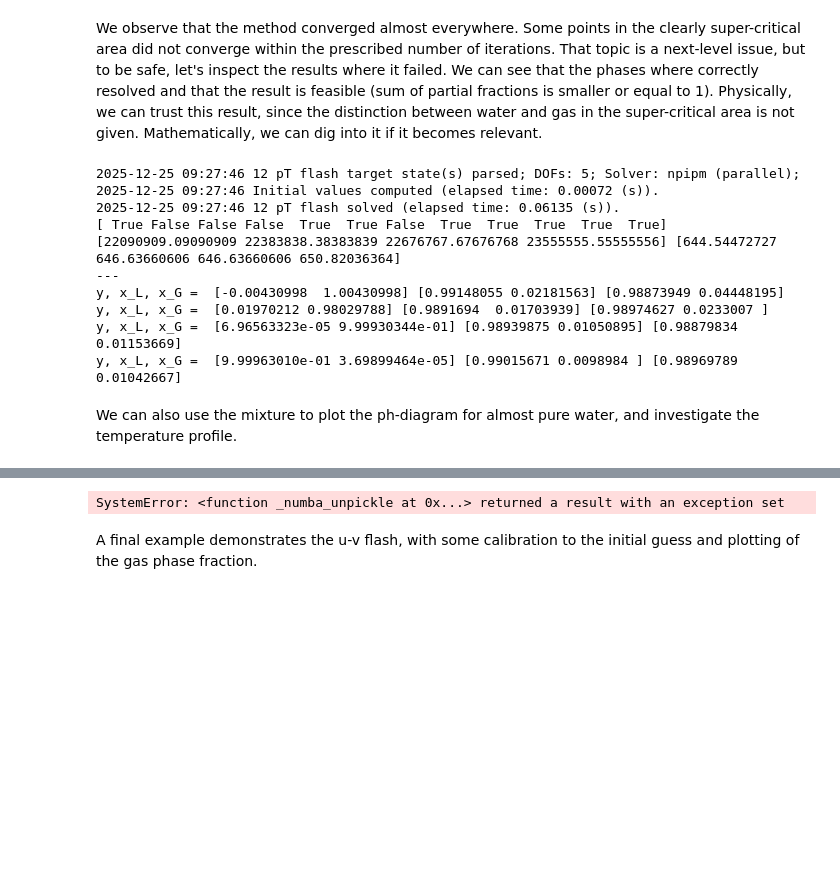
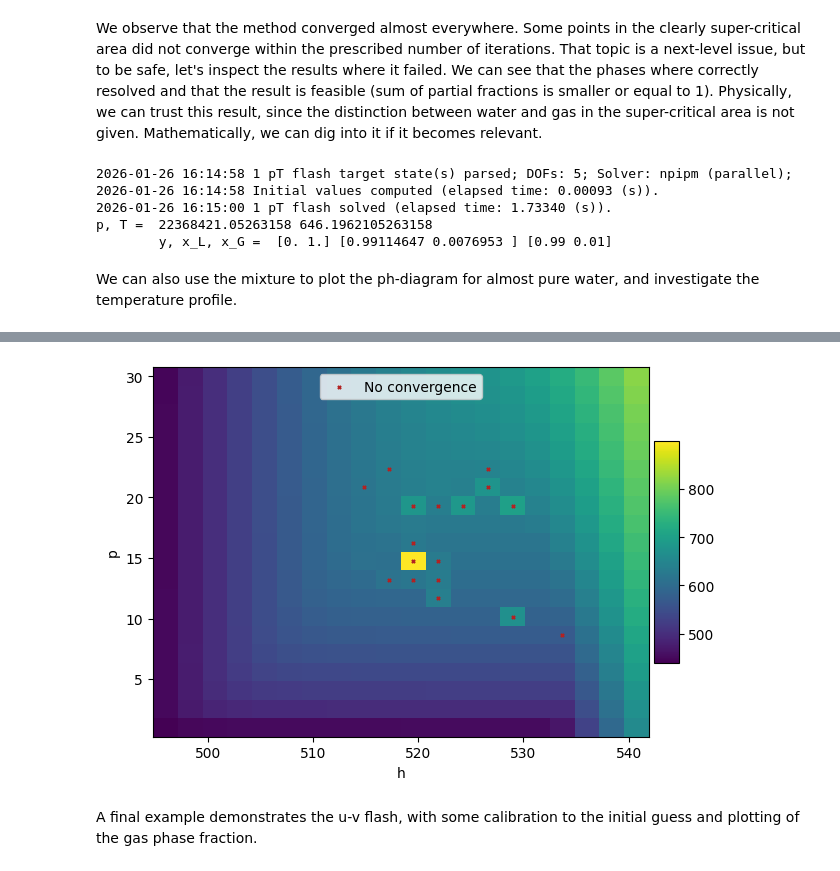
Before and after one commit to pmgbergen/porepy, a Jupyter notebook: tutorials/flash.ipynb, the cells around one changed output, grey strips where cells are left out. Cells and saved outputs as stored; diff of their text form; code cells hidden in the pictures; blank space fills up the shorter version.

Commit message:
MOD: Adding right-preconditioning to non-isothermal flash.

```diff
--- a/tutorials/flash.ipynb
+++ b/tutorials/flash.ipynb
@@ -486,36 +491,33 @@ Physically, we can trust this result, since the distinction between water and ga
 Mathematically, we can dig into it if it becomes relevant.
 # %%
 params["gen_arg_params"] = [1e-4, 1e-2]
+
 result_pT_smoothed = flash1.flash(
     {"p": result_pT.p[not_converged], "T": result_pT.T[not_converged]}, z, params=params
 )
-print(result_pT_smoothed.converged)
+
 not_converged_smoothed = ~result_pT_smoothed.converged
 
-print(
-    result_pT_smoothed.p[not_converged_smoothed],
-    result_pT_smoothed.T[not_converged_smoothed],
-)
-print("---")
+p_inspect = result_pT_smoothed.p[not_converged_smoothed]
+T_inspect = result_pT_smoothed.T[not_converged_smoothed]
 y_inspect = result_pT_smoothed.y[:, not_converged_smoothed]
 x_inspect = [
     result_pT_smoothed.phases[0].x[:, not_converged_smoothed],
     result_pT_smoothed.phases[1].x[:, not_converged_smoothed],
 ]
 
-for y, x_L, x_G in zip(y_inspect.T, x_inspect[0].T, x_inspect[1].T):
-    print("y, x_L, x_G = ", y, x_L, x_G)
+if np.any(not_converged_smoothed):
+    for p_, T_, y, x_L, x_G in zip(
+        p_inspect, T_inspect, y_inspect.T, x_inspect[0].T, x_inspect[1].T
+    ):
+        print("p, T = ", p_, T_)
+        print("\ty, x_L, x_G = ", y, x_L, x_G)
 # %% [output]
-2025-12-25 09:27:46 12 pT flash target state(s) parsed; DOFs: 5; Solver: npipm (parallel);
-2025-12-25 09:27:46 Initial values computed (elapsed time: 0.00072 (s)).
-2025-12-25 09:27:46 12 pT flash solved (elapsed time: 0.06135 (s)).
-[ True False False False  True  True False  True  True  True  True  True]
-[22090909.09090909 22383838.38383839 22676767.67676768 23555555.55555556] [644.54472727 646.63660606 646.63660606 650.82036364]
----
-y, x_L, x_G =  [-0.00430998  1.00430998] [0.99148055 0.02181563] [0.98873949 0.04448195]
-y, x_L, x_G =  [0.01970212 0.98029788] [0.9891694  0.01703939] [0.98974627 0.0233007 ]
-y, x_L, x_G =  [6.96563323e-05 9.99930344e-01] [0.98939875 0.01050895] [0.98879834 0.01153669]
-y, x_L, x_G =  [9.99963010e-01 3.69899464e-05] [0.99015671 0.0098984 ] [0.98969789 0.01042667]
+2026-01-26 16:14:58 1 pT flash target state(s) parsed; DOFs: 5; Solver: npipm (parallel);
+2026-01-26 16:14:58 Initial values computed (elapsed time: 0.00093 (s)).
+2026-01-26 16:15:00 1 pT flash solved (elapsed time: 1.73340 (s)).
+p, T =  22368421.05263158 646.1962105263158
+        y, x_L, x_G =  [0. 1.] [0.99114647 0.0076953 ] [0.99 0.01]
 # %% [markdown]
 We can also use the mixture to plot the ph-diagram for almost pure water, and investigate the temperature profile.
 # %%
@@ -525,14 +527,24 @@ params["solver_params"]["armijo_max_iterations"] = 30
 params["solver_params"]["npipm_u2"] = 1.0
 params["solver_params"]["anderson_acceleration"] = 0
 
+# The temperature DOF is challenging, as it operates on other scales than the fractions.
+# We can do some right-preconditioning and damping to help with convergence.
+# Precondition by reducing temperature using the maximum critical temperature.
+# Allow only damped updates corresponding to 10% of the critical temperature.
+# This are defaults for non-isothermal specs in PersistentVariableFlash.
+params["solver_params"]["rpc_T"] = h2o.critical_temperature
+params["solver_params"]["rpc_T_damp"] = 0.1
+
 fig_ph, result_ph = flash1.plot_phase_diagram(
     pf.FlashSpec.ph,
     p,
     h,
-    [0.9999, 0.0001],
+    # [0.9999, 0.0001],
+    z,
     "T",
     params=params,
-    ytransform=lambda y: y / 1e6,  # Convert Pa to MPa
+    ytransform=lambda y: y * 1e-6,  # Convert Pa to MPa
+    xtransform=lambda x: x * 1e-3,  # Convert J to kJ
     show_not_converged=True,
 )
 
@@ -547,7 +559,6 @@ if np.any(not_converged):
             result_ph.T[not_converged],
             result_ph.exitcode[not_converged],
         )
-        if T_ > result_pT.T.max() + 1.0 or T_ < result_pT.T.min() - 1.0
     ]
     print(f"Not converged: {not_converged.sum()} / {NN}")
     print(f"Maximum iterations reached: {result_ph.max_iter_reached.sum()} / {NN}")
@@ -560,4 +580,4 @@ if np.any(not_converged):
-SystemError: <function _numba_unpickle at 0x...> returned a result with an exception set
+[figure, added]
 # %% [markdown]
 A final example demonstrates the u-v flash, with some calibration to the initial guess and plotting of the gas phase fraction.
 # %%
```
Also changed, not shown: parts of 9 cells of this notebook, 4 other files.
